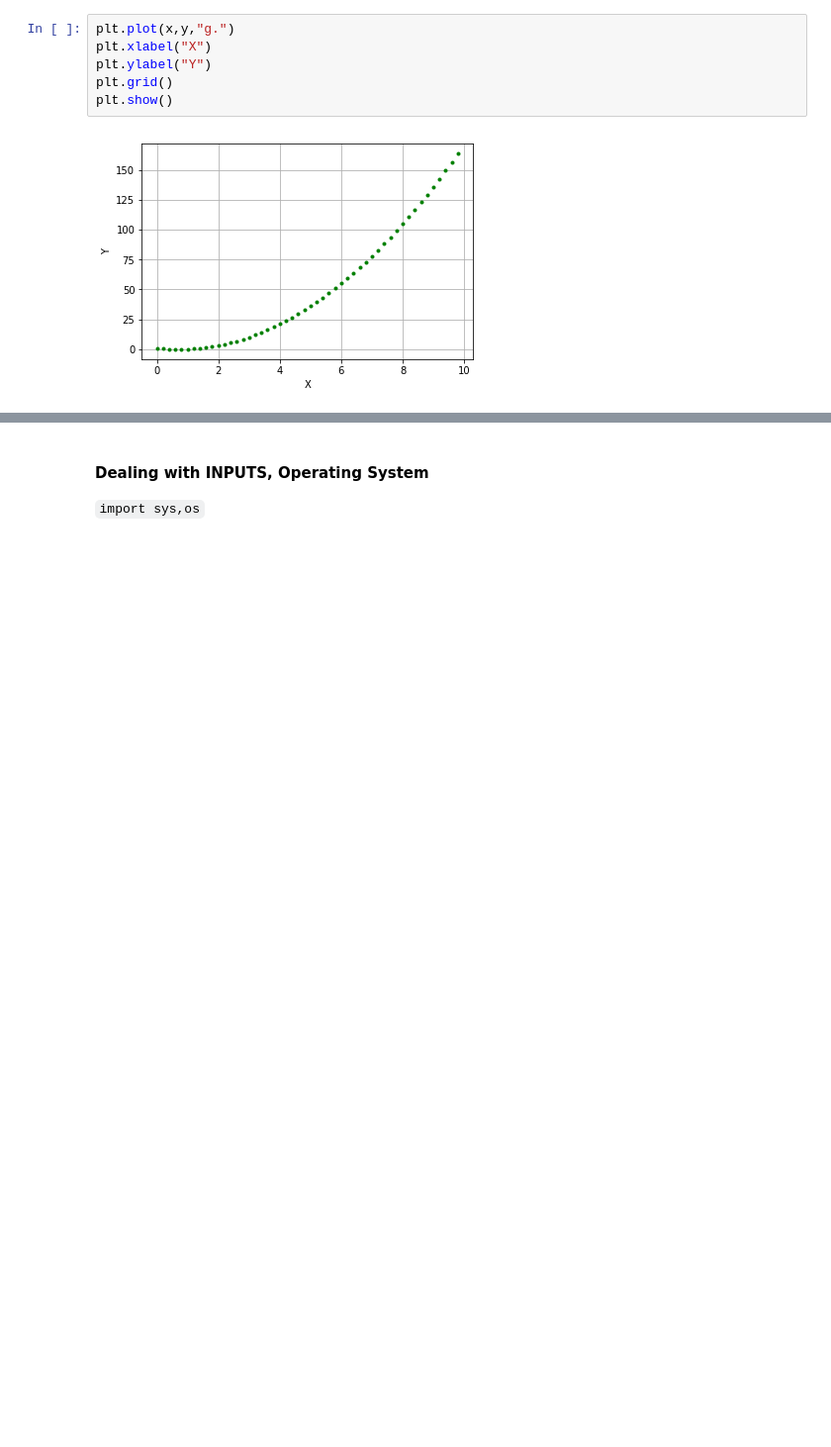
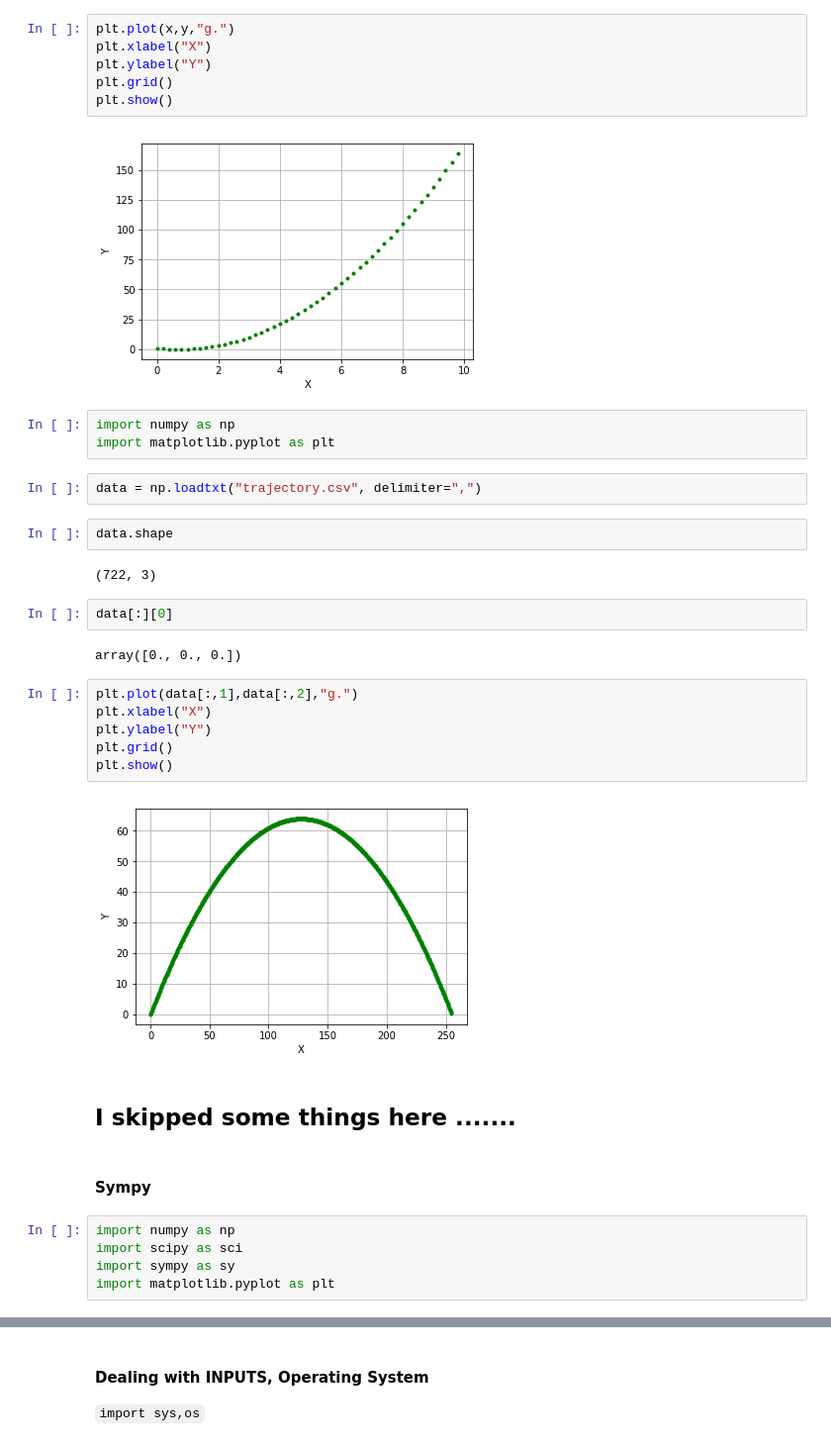
Before and after one commit to smasoka/Learning-Things, a Jupyter notebook: Basics/1. Intro to Python CHPC.ipynb, the cells around one changed output, grey strips where cells are left out. Shown at 99% size. Cells and saved outputs as stored; diff of their text form; blank space fills up the shorter version.

Commit message:
More stuff sympy

```diff
--- a/Basics/1. Intro to Python CHPC.ipynb
+++ b/Basics/1. Intro to Python CHPC.ipynb
@@ -893,3 +893,33 @@ plt.grid()
 plt.show()
 # %% [output]
 [figure]
+# %%
+import numpy as np
+import matplotlib.pyplot as plt
+# %%
+data = np.loadtxt("trajectory.csv", delimiter=",")
+# %%
+data.shape
+# %% [output]
+(722, 3)
+# %%
+data[:][0]
+# %% [output]
+array([0., 0., 0.])
+# %%
+plt.plot(data[:,1],data[:,2],"g.")
+plt.xlabel("X")
+plt.ylabel("Y")
+plt.grid()
+plt.show()
+# %% [output]
+[figure, added]
+# %% [markdown]
+## I skipped some things here .......
+# %% [markdown]
+#### Sympy
+# %%
+import numpy as np
+import scipy as sci
+import sympy as sy
+import matplotlib.pyplot as plt
```
Also changed, not shown: parts of 20 cells of this notebook.
